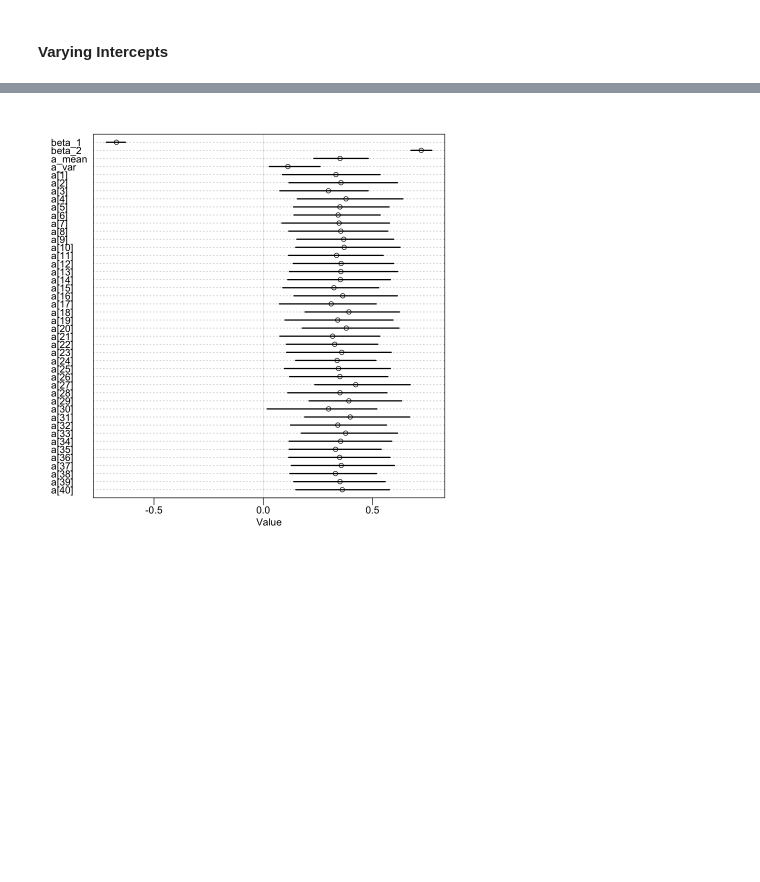
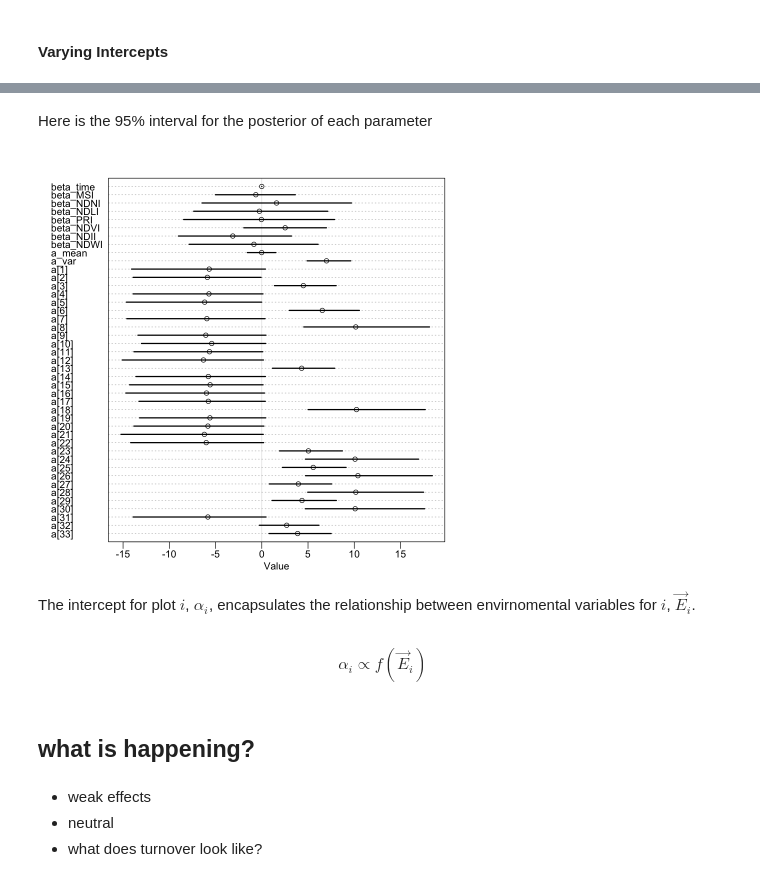
Before and after one commit to gottacatchenall/niwot_sdm_kernel, a Jupyter notebook: NiwotSDMs.ipynb, the cells around one changed output, grey strips where cells are left out. Drawn from its saved outputs; the diff is of its cells as text; code cells hidden in the pictures; blank space fills up the shorter version.

```diff
--- a/NiwotSDMs.ipynb
+++ b/NiwotSDMs.ipynb
@@ -45,0 +67,5 @@ source('./src/simulate_data.R')
+# %%
+presence_absence_data = read.csv('./data.csv')
+presence_absence_data$time = presence_absence_data$year - 2016
+precis(presence_absence_data)
+n_plots =  length(unique(presence_absence_data$plot))
@@ -147,15 +290,28 @@ A matrix: 2 × 2 of type dbl
 varying_intercepts = map2stan(
     # model definition
     alist(
-        presence ~ dbinom(1, p),
-        logit(p) <- a[plt] + beta_1*v1 + beta_2*v2,
-        beta_1 ~ dnorm(0,1),
-        beta_2 ~ dnorm(0,1),
+        PA ~ dbinom(1, p),
+        logit(p) <- a
+                    + beta_time*year
+                    + beta_MSI*MSI
+                    + beta_NDNI*NDNI
+                    + beta_NDLI*NDLI
+                    + beta_PRI*PRI
+                    + beta_NDVI*NDVI
+                    + beta_NDII*NDII
+                    + beta_NDWI*NDWI,
+        beta_time ~ dnorm(0,5),
+        beta_MSI ~ dnorm(0,5),
+        beta_NDNI ~ dnorm(0,5),
+        beta_NDLI ~ dnorm(0,5),
+        beta_PRI ~ dnorm(0,5),
+        beta_NDVI ~ dnorm(0,5),
+        beta_NDII ~ dnorm(0,5),
+        beta_NDWI ~ dnorm(0,5),
         a_mean ~ dnorm(0,1),
-        a_var ~ dnorm(0, 3),
-        a[plt] ~ dnorm( a_mean, a_var )
+        a_var ~ dexp(1),
+        a[plot] ~ dnorm( a_mean, a_var )
     ),
-    data=fake_data$df)
+    data=na.omit(presence_absence_data))
 post = extract.samples(varying_intercepts)
-glimpse(post)
 # %% [output]
@@ -202,4 +336,10 @@ List of 5
+# %% [markdown]
+Here is the 95% interval for the posterior of each parameter
 # %%
-plot(precis(varying_intercepts,depth=2)) # also plot
+plot(precis(varying_intercepts,width=0.95,depth=2)) # also plot
 # %% [output]
-[figure, old version]
+[figure, new version]
+# %% [markdown]
+The intercept for plot $i$, $\alpha_i$, encapsulates the relationship between envirnomental variables for $i$, $\vec{E}_i$.
+# %% [markdown]
+$$\alpha_i \propto f(\vec{E}_i)$$
@@ -205,0 +348,6 @@ plot(precis(varying_intercepts,depth=2)) # also plot
+# %% [markdown]
+## what is happening?
+# %% [markdown]
+- weak effects
+- neutral
+- what does turnover look like?
```
Also changed, not shown: parts of 45 cells of this notebook, 2 other files.
